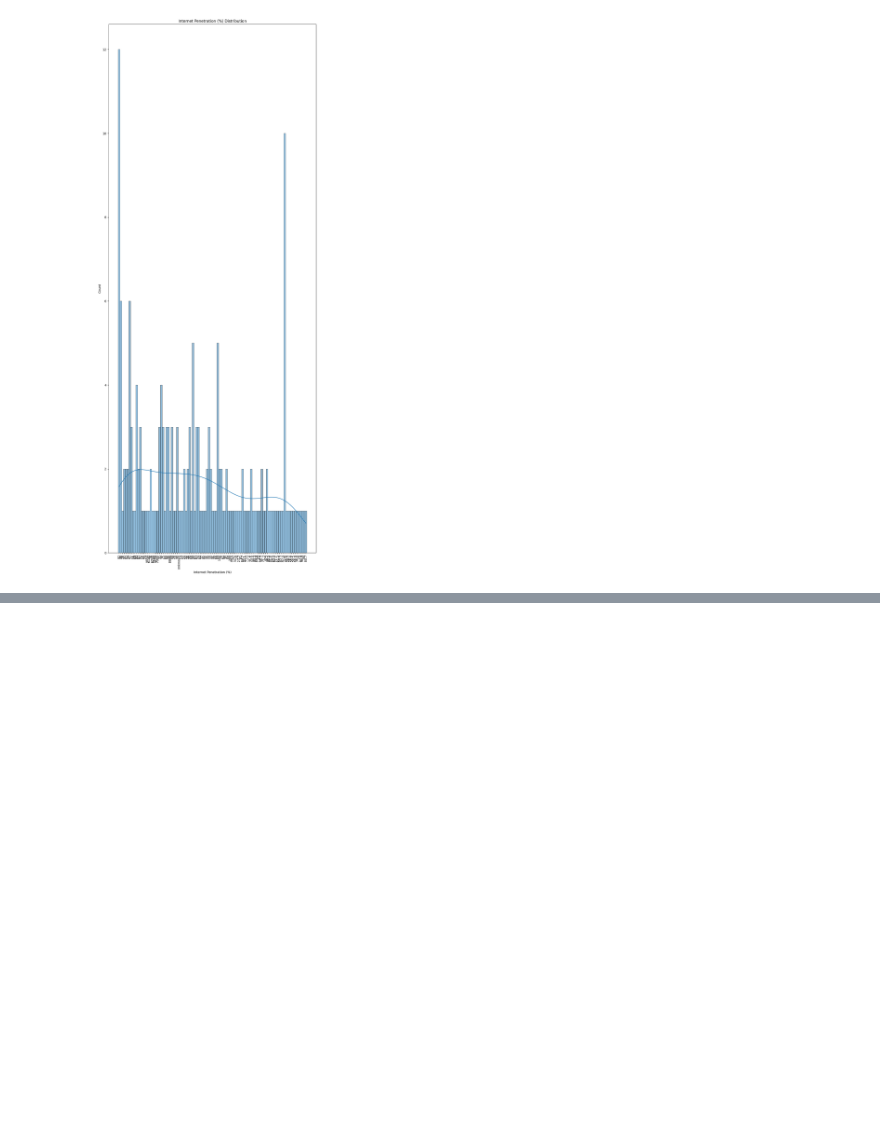
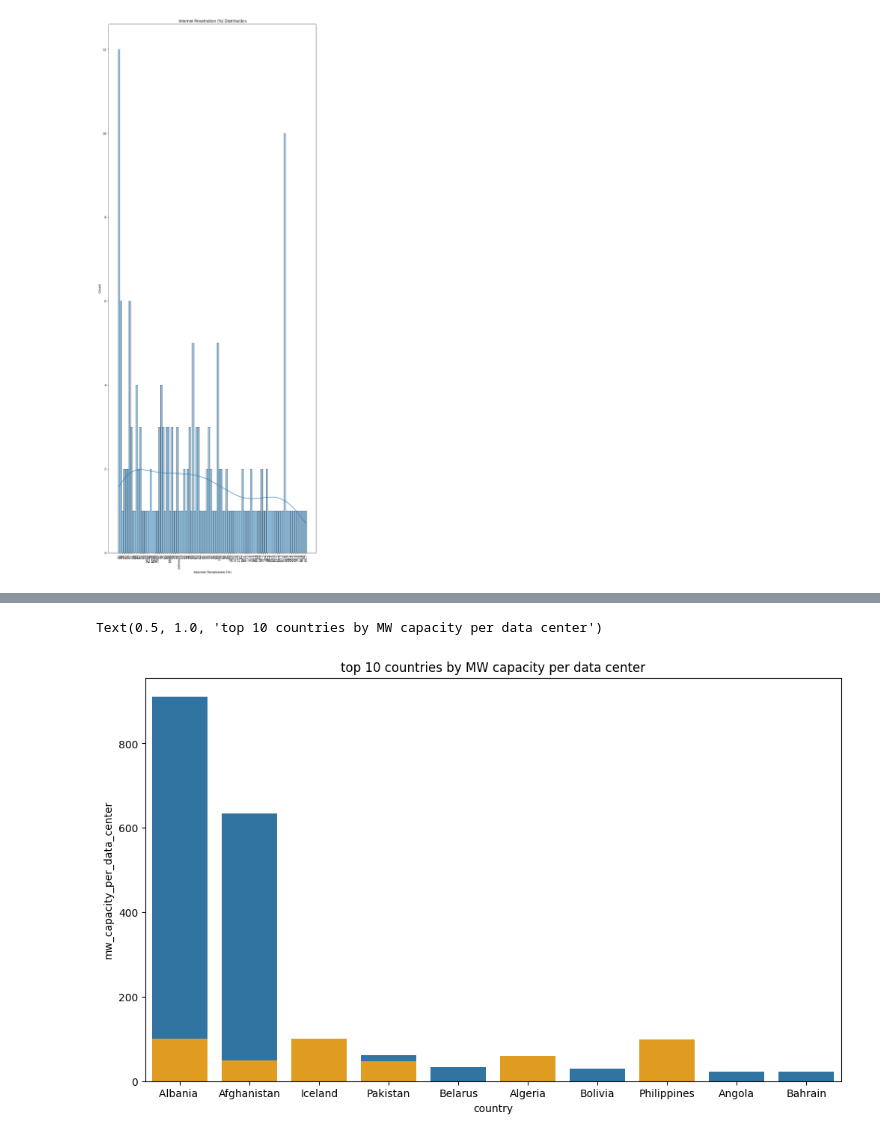
Before and after one commit to thashesh/global_data_center, a Jupyter notebook: cleaning.ipynb, the cells around one changed output, grey strips where cells are left out. Saved outputs shown, nothing was run; the diff lists cells and outputs as text; code cells hidden in the pictures; blank space fills up the shorter version.

```diff
--- a/cleaning.ipynb
+++ b/cleaning.ipynb
@@ -400,0 +559,12 @@ plt.show()
+# %%
+df_final["mw_capacity_per_data_center"]= df_final["power_capacity_MW_total"]/ df_final["total_data_centers"]
+
+high_cap = df_final.nlargest(10,"mw_capacity_per_data_center")
+
+plt.figure(figsize=(12,7))
+sns.barplot(data=high_cap, x="country", y= "mw_capacity_per_data_center",legend=True)
+sns.barplot(data=high_cap,x="country", y="average_renewable_energy_usage_percent", color="orange" ,legend=True)
+plt.title("top 10 countries by MW capacity per data center")
+# %% [output]
+Text(0.5, 1.0, 'top 10 countries by MW capacity per data center')
+[figure, added]
```
Also changed, not shown: parts of 19 cells of this notebook, 3 other files.
